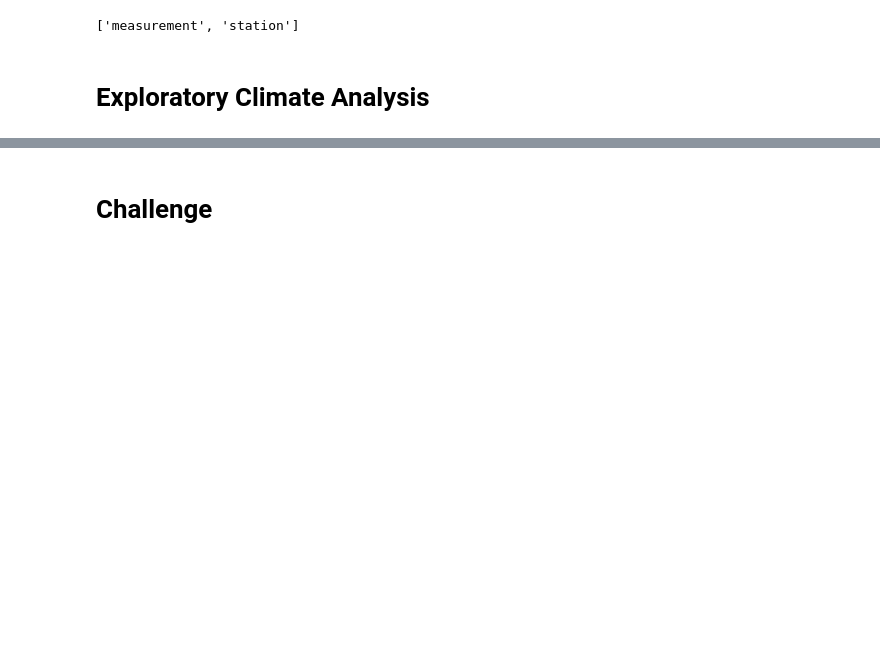
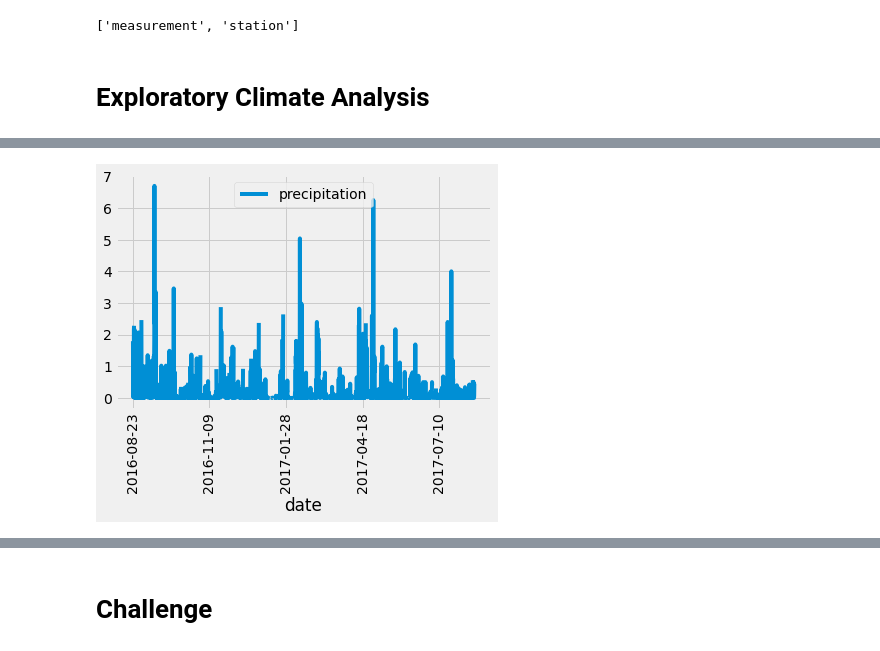
Before and after one commit to ktella22/surfs_up, a Jupyter notebook: climate_analysis.ipynb, the cells around one changed output, grey strips where cells are left out. Cells and saved outputs as stored; diff of their text form; code cells hidden in the pictures; blank space fills up the shorter version.

```diff
--- a/climate_analysis.ipynb
+++ b/climate_analysis.ipynb
@@ -49,13 +49,15 @@ session = Session(engine)
 # %%
 # Design a query to retrieve the last 12 months of precipitation data and plot the results.
 #Starting from the last data point in the database.
+prev_year = dt.date(2017, 8,23)
 
 # Calculate the date one year from the last date in data set.
+prev_year = dt.date(2017, 8, 23) - dt.timedelta(days=365)
 
 # Perform a query to retrieve the data and precipitation scores
+# set the variable name results for precipitation
+results = []
 
-# Save the query results as a Pandas DataFrame and set the index to the date column
-
-# Sort the dataframe by date
-
-# Use Pandas Plotting with Matplotlib to plot the data
+# Add the query to the session by using session.query() function and
+# reference the Measurement table using Measurement.date and Measurement.prcp
+results = session.query(Measurement.date, Measurement.prcp)
@@ -61,0 +69,8 @@ session = Session(engine)
+# %%
+# to remove the data that is older than a year from the last record date
+# Use filter( ) function to the existing query
+# Add .add() function to the end of the query --> to get all the extracts from the reults
+results = session.query(Measurement.date, Measurement.prcp).filter(Measurement.date >= prev_year).all()
+
+# print out the results
+print(results)
@@ -61,0 +79,10 @@ session = Session(engine)
+# %%
+# Save the query results as a Pandas DataFrame and set the index to the date column
+df = pd.DataFrame(results, columns=["date", "precipitation"])
+
+# use set_index() to specify date column as index column.
+# add inplace=True to avoid creating new dataframe
+df.set_index(df["date"], inplace=True)
+
+# print the dataframe with a new index
+print(df)
@@ -61,0 +127,6 @@ session = Session(engine)
+# %%
+# Sort the dataframe by date using sort_index() function
+# print out the dataframe without the index
+df = df.sort_index()
+
+print(df.to_string(index=False))
@@ -62,2 +151,8 @@ session = Session(engine)
+# %%
+# Use Pandas Plotting with Matplotlib to plot the data
+df.plot()
+plt.xticks(rotation=90);
+# %% [output]
+[figure, added]
 # %%
 # Use Pandas to calcualte the summary statistics for the precipitation data
```
Also changed, not shown: parts of 6 cells of this notebook.
